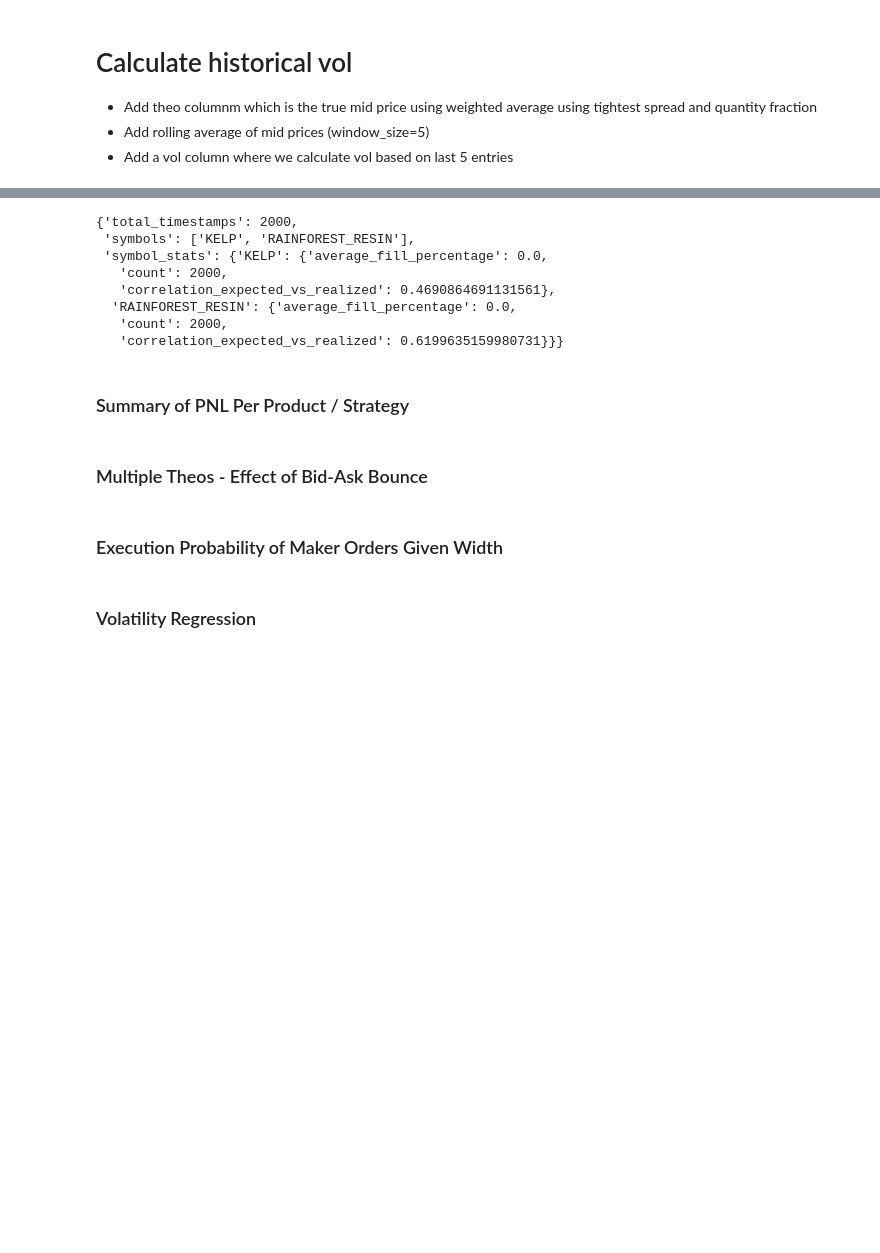
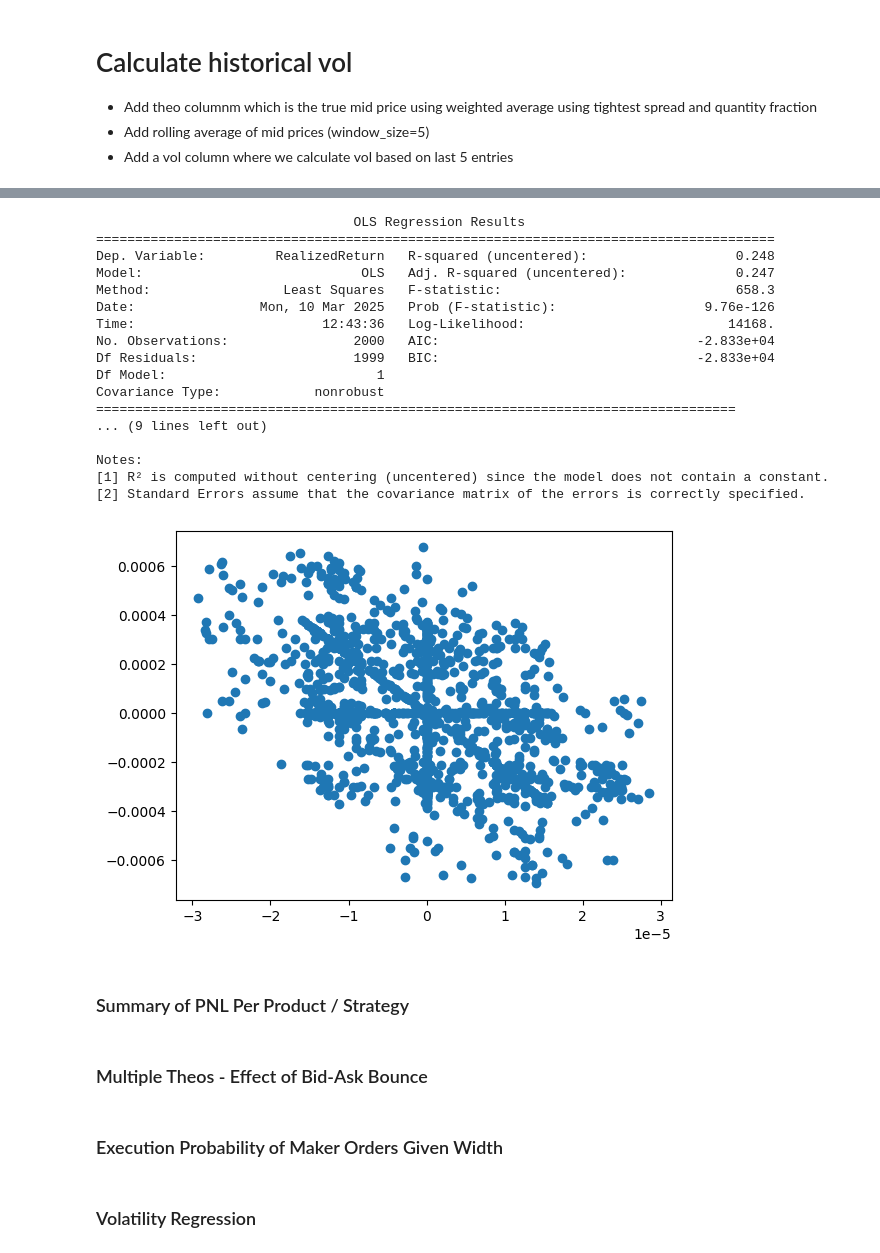
Before and after one commit to Keshav-Shah/IMC-Prosperity-2025-Rice, a Jupyter notebook: trade_data_analysis.ipynb, the cells around one changed output, grey strips where cells are left out. Saved outputs shown, nothing was run; the diff lists cells and outputs as text; code cells hidden in the pictures; blank space fills up the shorter version.

```diff
--- a/trade_data_analysis.ipynb
+++ b/trade_data_analysis.ipynb
@@ -217,6 +202,7 @@ import pandas as pd
 import numpy as np
 import matplotlib.pyplot as plt
 from typing import Dict, List, Tuple, Optional
+import statsmodels.api as sm
 
 def parse_trading_log(log_file_path: str) -> pd.DataFrame:
     """
@@ -242,7 +228,7 @@ def parse_trading_log(log_file_path: str) -> pd.DataFrame:
     theo_price_pattern = r"Theoretical Price at timestamp (\d+) for ([A-Z_]+): ([0-9.]+)"
     expected_return_pattern = r"Expected Return at timestamp (\d+): {.*?'([A-Z_]+)':\s*([^,}]+).*?'([A-Z_]+)':\s*([^,}]+)"
     realized_return_pattern = r"Realized Return at timestamp (\d+): {.*?'([A-Z_]+)':\s*([^,}]+).*?'([A-Z_]+)':\s*([^,}]+)"
-    fill_pattern = r"\[(\d+)\]\[([A-Z_]+)\] Fill %: ([0-9.]+)%"
+    fill_pattern = r"\[(\d+)\]\[([A-Z_]+)\] Maker Fill %: ([0-9.]+)%, Taker Fill %: ([0-9.]+)%"
 
     # Extract data using regex
     theo_prices = []
@@ -293,11 +279,12 @@ def parse_trading_log(log_file_path: str) -> pd.DataFrame:
 
     fill_percentages = []
     for match in re.finditer(fill_pattern, log_content):
-        timestamp, symbol, percentage = match.groups()
+        timestamp, symbol, maker_percentage, taker_percentage = match.groups()
         fill_percentages.append({
             'Timestamp': int(timestamp),
             'Symbol': symbol,
-            'FillPercentage': float(percentage)
+            'MakerFillPercentage': float(maker_percentage),
+            'TakerFillPercentage': float(taker_percentage)
         })
 
     # Convert to DataFrames
@@ -341,7 +328,8 @@ def analyze_trading_log(log_df: pd.DataFrame) -> Dict:
         symbol_data = log_df[log_df['Symbol'] == symbol]
 
         # Calculate mean fill percentage
-        avg_fill = symbol_data['FillPercentage'].mean()
+        avg_maker_fill = symbol_data['MakerFillPercentage'].mean()
+        avg_taker_fill = symbol_data['TakerFillPercentage'].mean()
 
         # Get non-zero expected returns for correlation
         valid_data = symbol_data.dropna(subset=['ExpectedReturn', 'RealizedReturn'])
@@ -354,7 +342,8 @@ def analyze_trading_log(log_df: pd.DataFrame) -> Dict:
 
         # Store statistics
         symbol_stats[symbol] = {
-            'average_fill_percentage': avg_fill,
+            'average_maker_fill_percentage': avg_maker_fill,
+            'average_taker_fill_percentage': avg_taker_fill,
             'count': len(symbol_data),
             'correlation_expected_vs_realized': correlation,
         }
@@ -363,6 +352,6 @@ def analyze_trading_log(log_df: pd.DataFrame) -> Dict:
     return results
 
 # Parse the log
-log_df = parse_trading_log("C://Users//marco//Downloads//8050fe3b-0c9f-45aa-9e36-e709cb5eb0df.log")
+log_df = parse_trading_log("C://Users//marco\Downloads//992e71b1-b995-4cd4-99cb-b887f779ec38.log")
 
 results = analyze_trading_log(log_df)
@@ -369,13 +370,34 @@ results = analyze_trading_log(log_df)
 # %%
+
+symbol_mask = log_df['Symbol'] == 'RAINFOREST_RESIN'
+
+
+model = sm.OLS(log_df[symbol_mask]['RealizedReturn'], log_df[symbol_mask]['ExpectedReturn'])
+result = model.fit()
+print(result.summary())
+
+plt.scatter(log_df[symbol_mask]['ExpectedReturn'], log_df[symbol_mask]['RealizedReturn'])
+
+plt.show()
 # %% [output]
-{'total_timestamps': 2000,
- 'symbols': ['KELP', 'RAINFOREST_RESIN'],
- 'symbol_stats': {'KELP': {'average_fill_percentage': 0.0,
-   'count': 2000,
-   'correlation_expected_vs_realized': 0.4690864691131561},
-  'RAINFOREST_RESIN': {'average_fill_percentage': 0.0,
-   'count': 2000,
-   'correlation_expected_vs_realized': 0.6199635159980731}}}
+                                 OLS Regression Results
+=======================================================================================
+Dep. Variable:         RealizedReturn   R-squared (uncentered):                   0.248
+Model:                            OLS   Adj. R-squared (uncentered):              0.247
+Method:                 Least Squares   F-statistic:                              658.3
+Date:                Mon, 10 Mar 2025   Prob (F-statistic):                   9.76e-126
+Time:                        12:43:36   Log-Likelihood:                          14168.
+No. Observations:                2000   AIC:                                 -2.833e+04
+Df Residuals:                    1999   BIC:                                 -2.833e+04
+Df Model:                           1
+Covariance Type:            nonrobust
+==================================================================================
+... (9 lines left out)
+
+Notes:
+[1] R² is computed without centering (uncentered) since the model does not contain a constant.
+[2] Standard Errors assume that the covariance matrix of the errors is correctly specified.
+[figure, added]
 # %% [markdown]
 ### Summary of PNL Per Product / Strategy
 # %% [markdown]
```
Also changed, not shown: parts of 5 cells of this notebook, 1 other file.
